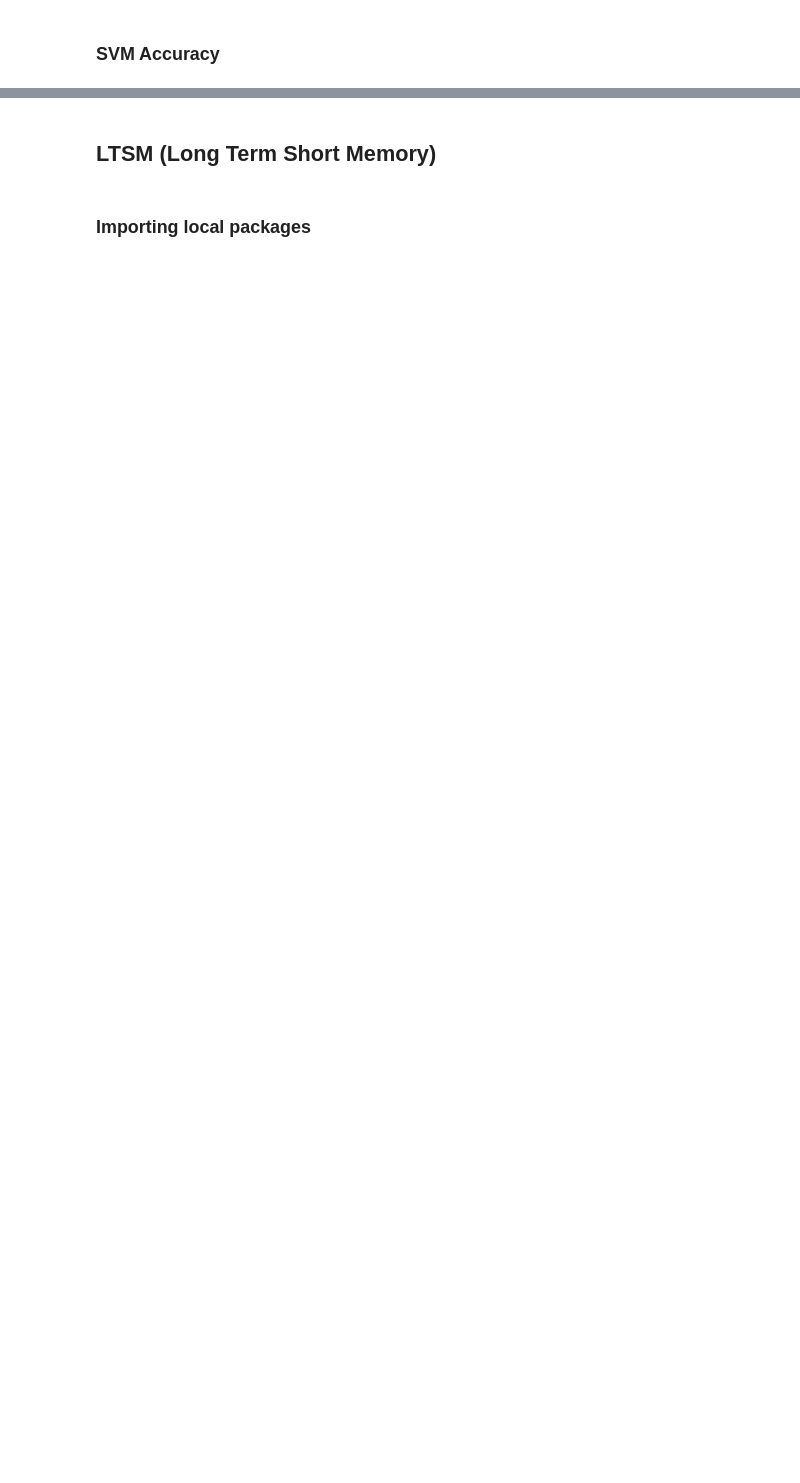
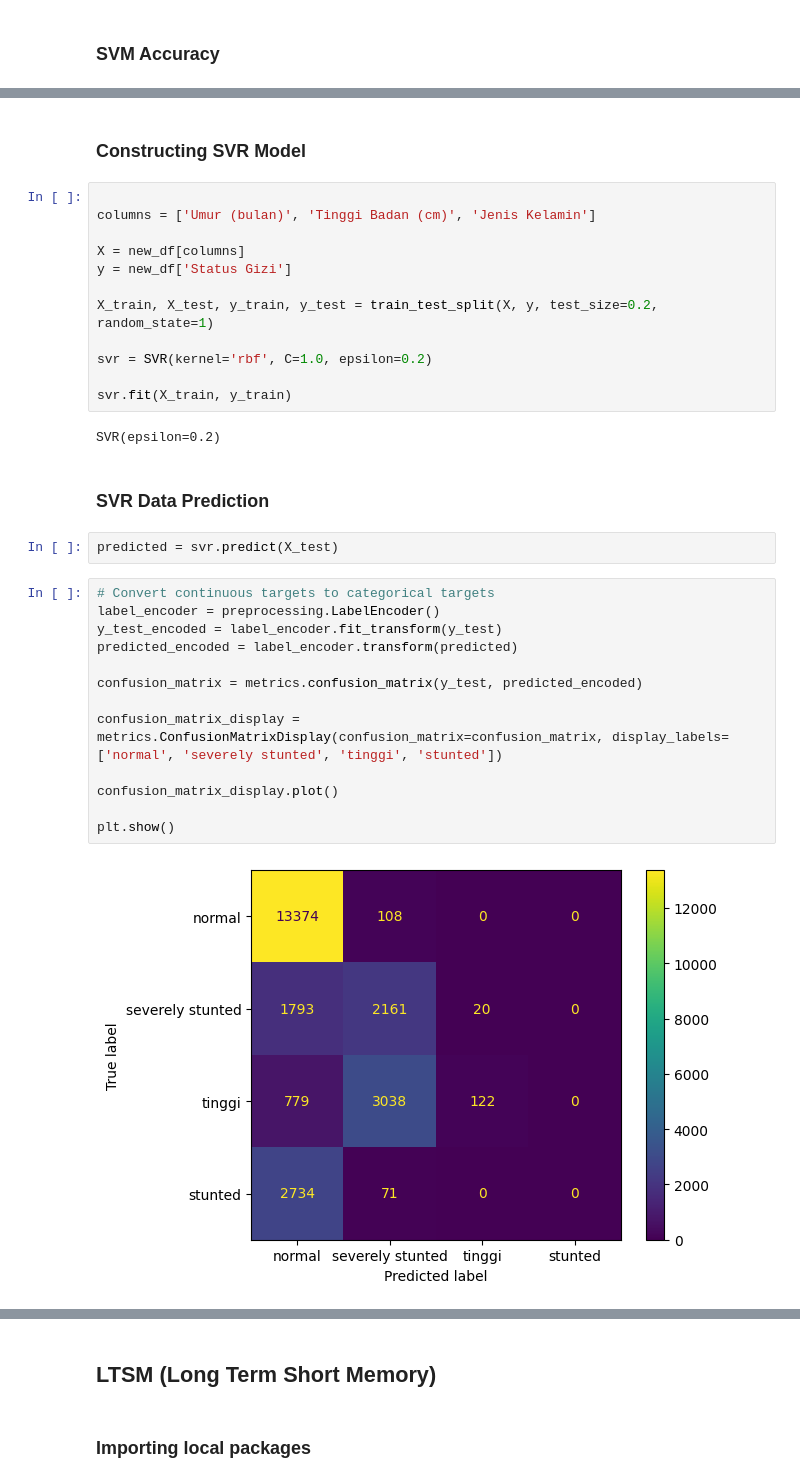
Before and after one commit to sammmms/Artificial-IntelligenceTugas, a Jupyter notebook: 221110680_SamuelOnasis.ipynb, the cells around one changed output, grey strips where cells are left out. Saved outputs shown, nothing was run; the diff lists cells and outputs as text; blank space fills up the shorter version.

```diff
--- a/221110680_SamuelOnasis.ipynb
+++ b/221110680_SamuelOnasis.ipynb
@@ -316,0 +356,35 @@ Metrics F1 Score : 99.33%
+# %% [markdown]
+### Constructing SVR Model
+# %%
+
+columns = ['Umur (bulan)', 'Tinggi Badan (cm)', 'Jenis Kelamin']
+
+X = new_df[columns]
+y = new_df['Status Gizi']
+
+X_train, X_test, y_train, y_test = train_test_split(X, y, test_size=0.2, random_state=1)
+
+svr = SVR(kernel='rbf', C=1.0, epsilon=0.2)
+
+svr.fit(X_train, y_train)
+# %% [output]
+SVR(epsilon=0.2)
+# %% [markdown]
+### SVR Data Prediction
+# %%
+predicted = svr.predict(X_test)
+# %%
+# Convert continuous targets to categorical targets
+label_encoder = preprocessing.LabelEncoder()
+y_test_encoded = label_encoder.fit_transform(y_test)
+predicted_encoded = label_encoder.transform(predicted)
+
+confusion_matrix = metrics.confusion_matrix(y_test, predicted_encoded)
+
+confusion_matrix_display = metrics.ConfusionMatrixDisplay(confusion_matrix=confusion_matrix, display_labels=['normal', 'severely stunted', 'tinggi', 'stunted'])
+
+confusion_matrix_display.plot()
+
+plt.show()
+# %% [output]
+[figure, added]
```
Also changed, not shown: parts of 45 cells of this notebook.
